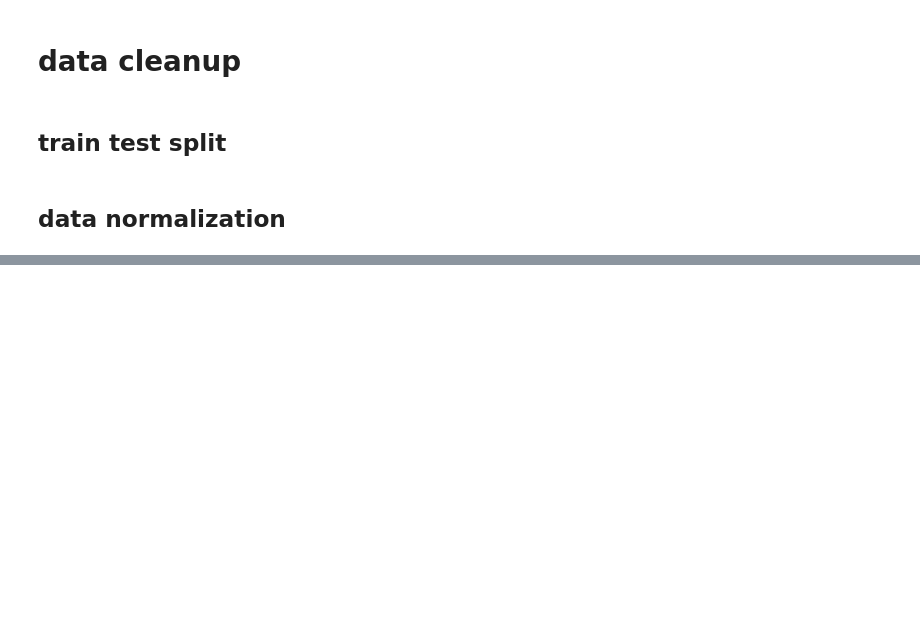
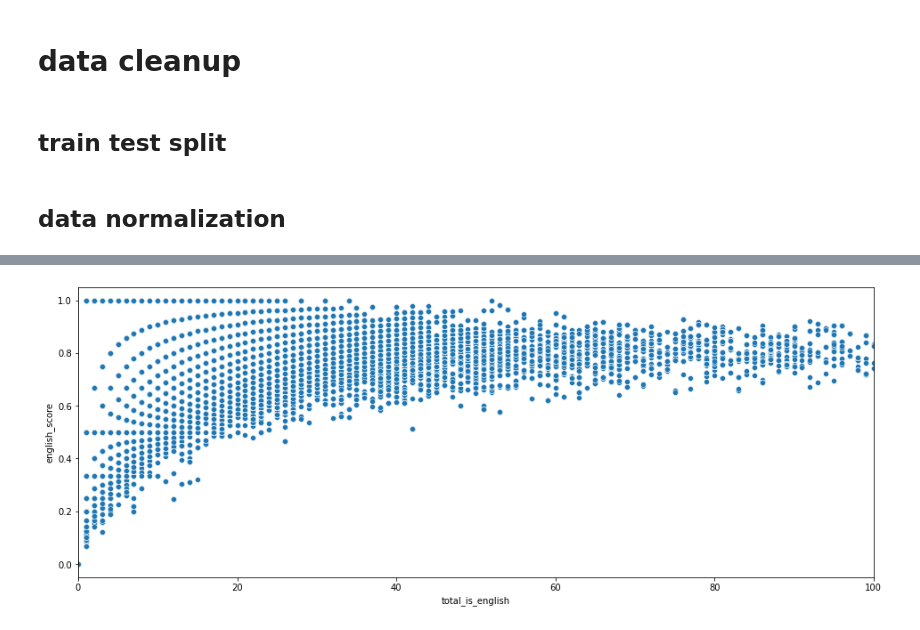
Before and after one commit to cb-314/vendor_challenge, a Jupyter notebook: vendor_challenge.ipynb, the cells around one changed output, grey strips where cells are left out. Drawn from its saved outputs; the diff is of its cells as text; code cells hidden in the pictures; blank space fills up the shorter version.

```diff
--- a/vendor_challenge.ipynb
+++ b/vendor_challenge.ipynb
@@ -65,0 +252,13 @@ products_description_df = products_sample_train_df[primary_keys + ["product_desc
+# %%
+# plot the english score as a function of english words
+fig, ax = plt.subplots(1, 1, figsize=(16,6))
+sns.scatterplot(
+    data=products_english_df,
+    x="total_is_english",
+    y="english_score",
+    ax=ax
+)
+ax.set_xlim(0, 100)
+plt.show()
+# %% [output]
+[figure, added]
```
Also changed, not shown: parts of 37 cells of this notebook.
